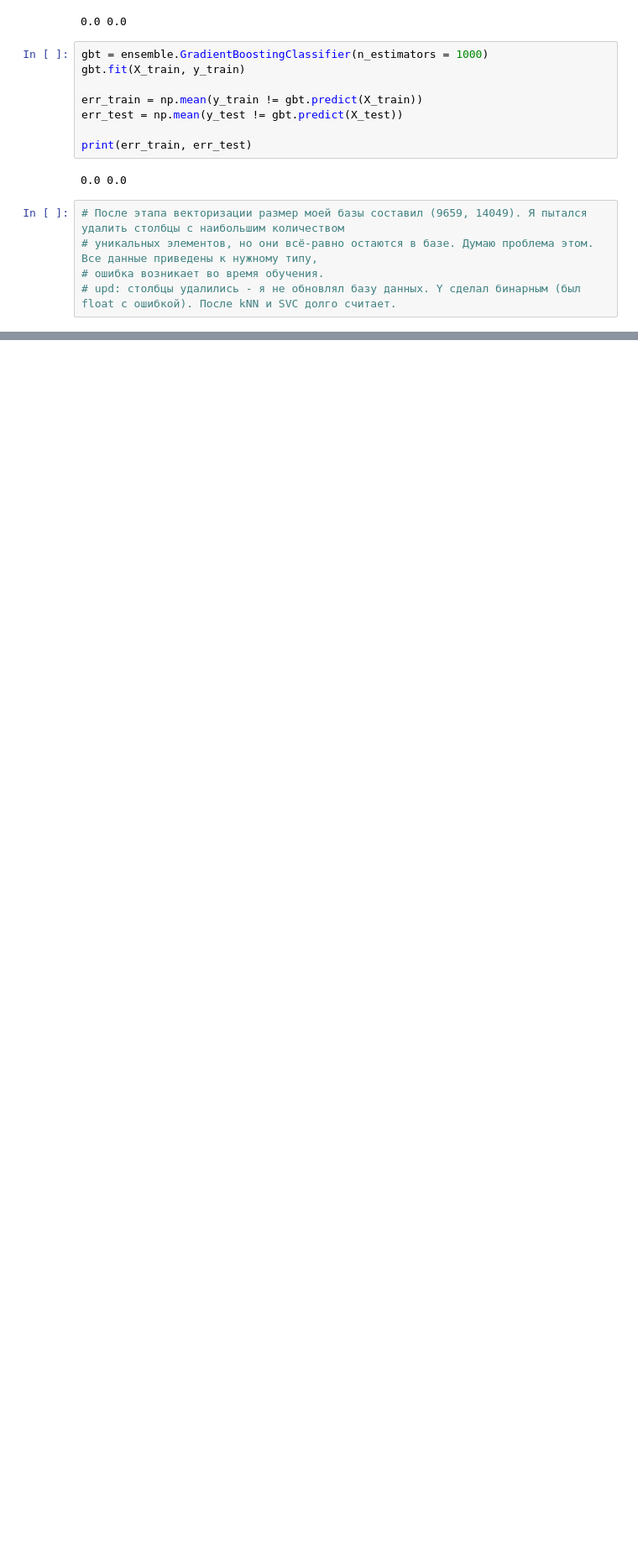
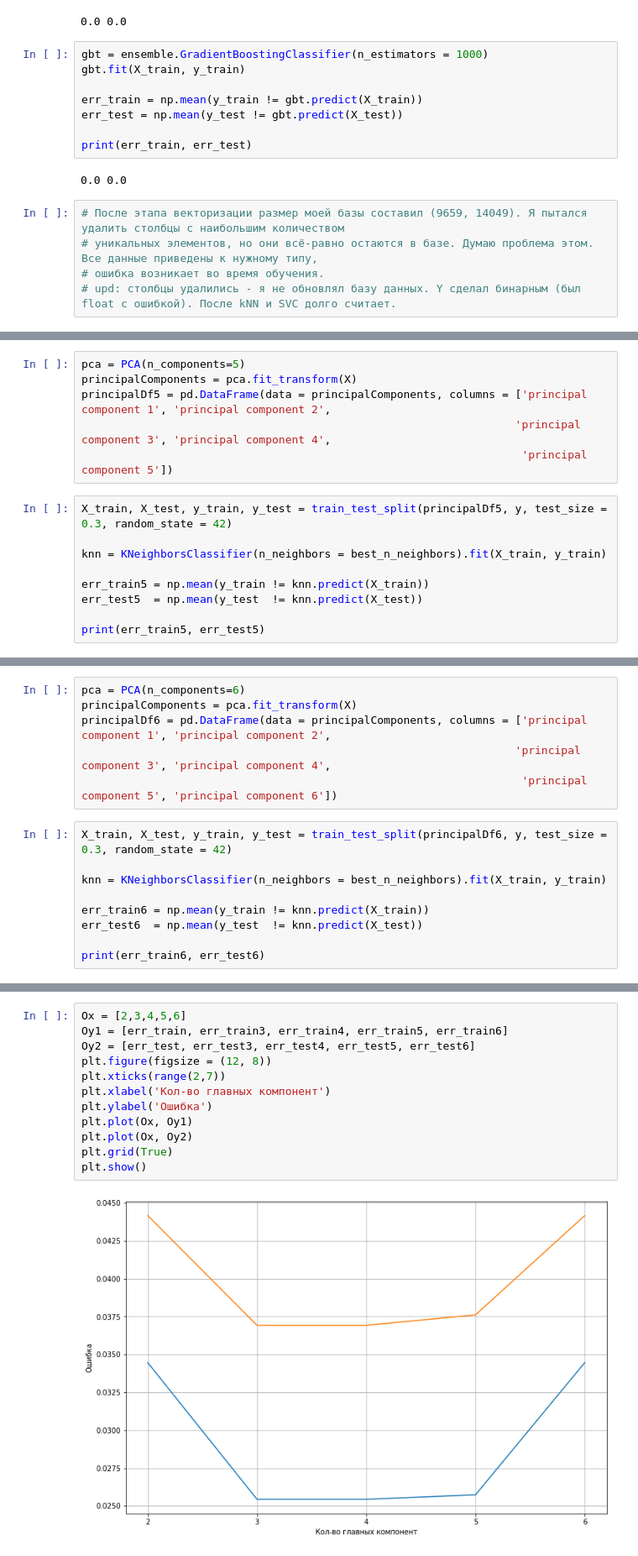
Before and after one commit to MikhailGribov/Machine-Learning, a Jupyter notebook: first notebook.ipynb, the cells around one changed output, grey strips where cells are left out. Shown: that part at 84% size. Drawn from its saved outputs; the diff is of its cells as text; blank space fills up the shorter version.

```diff
--- a/first notebook.ipynb
+++ b/first notebook.ipynb
@@ -711,0 +827,15 @@ print(err_train, err_test)
+# %%
+pca = PCA(n_components=5)
+principalComponents = pca.fit_transform(X)
+principalDf5 = pd.DataFrame(data = principalComponents, columns = ['principal component 1', 'principal component 2',
+                                                                  'principal component 3', 'principal component 4',
+                                                                   'principal component 5'])
+# %%
+X_train, X_test, y_train, y_test = train_test_split(principalDf5, y, test_size = 0.3, random_state = 42)
+
+knn = KNeighborsClassifier(n_neighbors = best_n_neighbors).fit(X_train, y_train)
+
+err_train5 = np.mean(y_train != knn.predict(X_train))
+err_test5  = np.mean(y_test  != knn.predict(X_test))
+
+print(err_train5, err_test5)
@@ -711,0 +844,15 @@ print(err_train, err_test)
+# %%
+pca = PCA(n_components=6)
+principalComponents = pca.fit_transform(X)
+principalDf6 = pd.DataFrame(data = principalComponents, columns = ['principal component 1', 'principal component 2',
+                                                                  'principal component 3', 'principal component 4',
+                                                                   'principal component 5', 'principal component 6'])
+# %%
+X_train, X_test, y_train, y_test = train_test_split(principalDf6, y, test_size = 0.3, random_state = 42)
+
+knn = KNeighborsClassifier(n_neighbors = best_n_neighbors).fit(X_train, y_train)
+
+err_train6 = np.mean(y_train != knn.predict(X_train))
+err_test6  = np.mean(y_test  != knn.predict(X_test))
+
+print(err_train6, err_test6)
@@ -711,0 +861,14 @@ print(err_train, err_test)
+# %%
+Ox = [2,3,4,5,6]
+Oy1 = [err_train, err_train3, err_train4, err_train5, err_train6]
+Oy2 = [err_test, err_test3, err_test4, err_test5, err_test6]
+plt.figure(figsize = (12, 8))
+plt.xticks(range(2,7))
+plt.xlabel('Кол-во главных компонент')
+plt.ylabel('Ошибка')
+plt.plot(Ox, Oy1)
+plt.plot(Ox, Oy2)
+plt.grid(True)
+plt.show()
+# %% [output]
+[figure, added]
```
Also changed, not shown: parts of 21 cells of this notebook.
